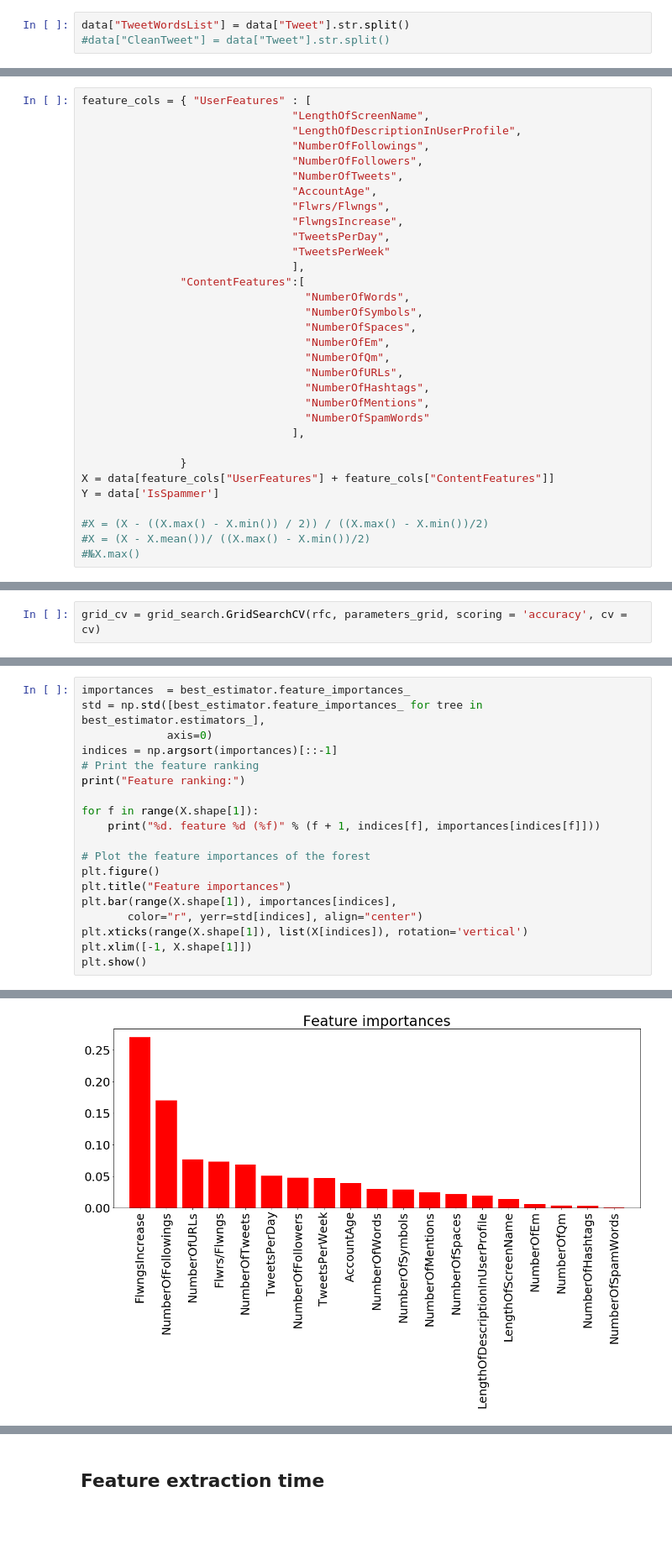
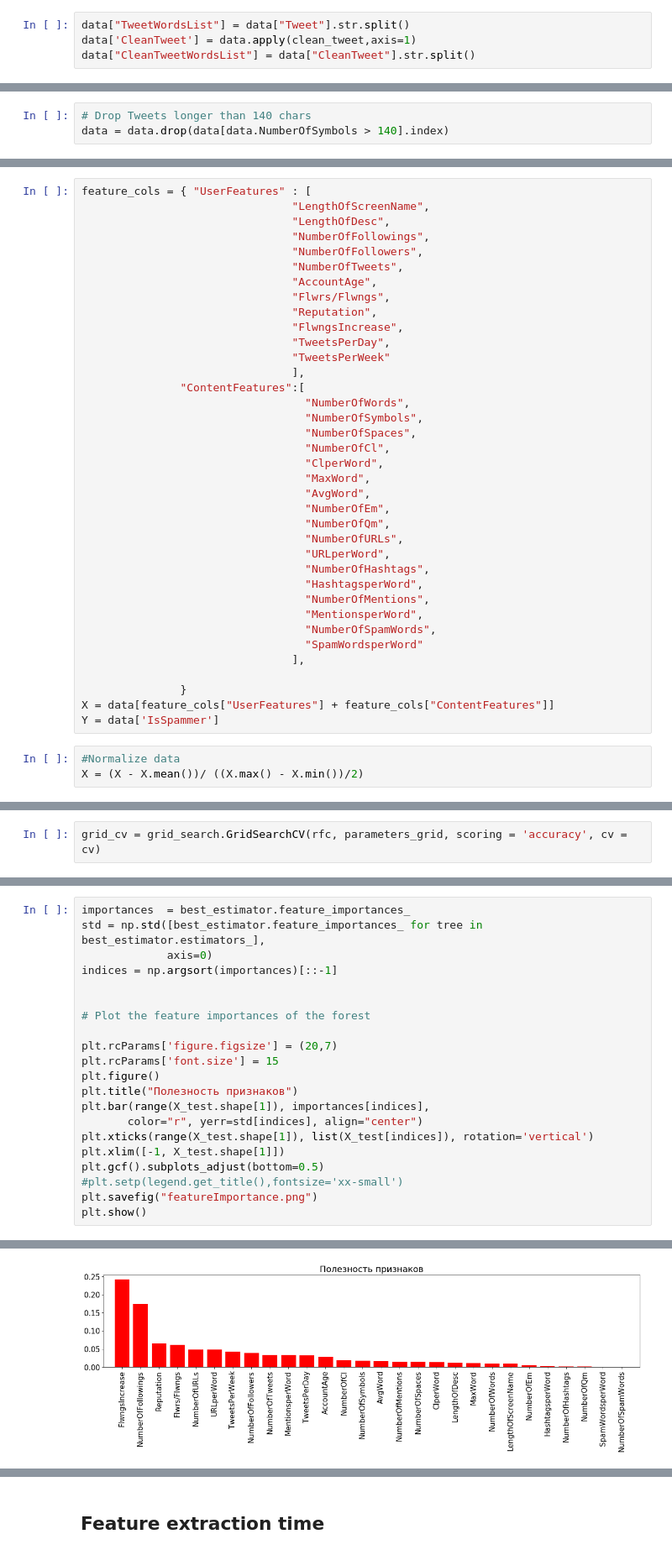
Before and after one commit to oy-vey/TwitterSpamClassifier, a Jupyter notebook: TwitterSocialHoneypot.ipynb, the cells around one changed output, grey strips where cells are left out. Shown: that part at 84% size. Cells and saved outputs as stored; diff of their text form; blank space fills up the shorter version.

```diff
--- a/TwitterSocialHoneypot.ipynb
+++ b/TwitterSocialHoneypot.ipynb
@@ -92,3 +166,4 @@ data.replace(np.inf, data["NumberOfTweets"], inplace = True)
 # %%
 data["TweetWordsList"] = data["Tweet"].str.split()
-#data["CleanTweet"] = data["Tweet"].str.split()
+data['CleanTweet'] = data.apply(clean_tweet,axis=1)
+data["CleanTweetWordsList"] = data["CleanTweet"].str.split()
@@ -164,3 +217,6 @@ data[["Tweet","NumberOfWords"]]
+# %%
+# Drop Tweets longer than 140 chars
+data = data.drop(data[data.NumberOfSymbols > 140].index)
 # %%
 plt.rcParams['figure.figsize'] = (20,7)
 plt.rcParams['font.size'] = 25
@@ -179,12 +235,13 @@ plt.show()
 # %%
 feature_cols = { "UserFeatures" : [
                                 "LengthOfScreenName",
-                                "LengthOfDescriptionInUserProfile",
+                                "LengthOfDesc",
                                 "NumberOfFollowings",
                                 "NumberOfFollowers",
                                 "NumberOfTweets",
                                 "AccountAge",
                                 "Flwrs/Flwngs",
+                                "Reputation",
                                 "FlwngsIncrease",
                                 "TweetsPerDay",
                                 "TweetsPerWeek"
@@ -193,21 +250,28 @@ feature_cols = { "UserFeatures" : [
                                   "NumberOfWords",
                                   "NumberOfSymbols",
                                   "NumberOfSpaces",
+                                  "NumberOfCl",
+                                  "ClperWord",
+                                  "MaxWord",
+                                  "AvgWord",
                                   "NumberOfEm",
                                   "NumberOfQm",
                                   "NumberOfURLs",
+                                  "URLperWord",
                                   "NumberOfHashtags",
+                                  "HashtagsperWord",
                                   "NumberOfMentions",
-                                  "NumberOfSpamWords"
+                                  "MentionsperWord",
+                                  "NumberOfSpamWords",
+                                  "SpamWordsperWord"
                                 ],
 
                }
 X = data[feature_cols["UserFeatures"] + feature_cols["ContentFeatures"]]
 Y = data['IsSpammer']
-
-#X = (X - ((X.max() - X.min()) / 2)) / ((X.max() - X.min())/2)
-#X = (X - X.mean())/ ((X.max() - X.min())/2)
-#№X.max()
+# %%
+#Normalize data
+X = (X - X.mean())/ ((X.max() - X.min())/2)
 # %%
 X_train, X_test, Y_train, Y_test = cross_validation.train_test_split(X, Y, train_size=0.4, random_state = 0)
 # %%
@@ -516,18 +591,20 @@ importances  = best_estimator.feature_importances_
 std = np.std([best_estimator.feature_importances_ for tree in best_estimator.estimators_],
              axis=0)
 indices = np.argsort(importances)[::-1]
-# Print the feature ranking
-print("Feature ranking:")
 
-for f in range(X.shape[1]):
-    print("%d. feature %d (%f)" % (f + 1, indices[f], importances[indices[f]]))
 
 # Plot the feature importances of the forest
+
+plt.rcParams['figure.figsize'] = (20,7)
+plt.rcParams['font.size'] = 15
 plt.figure()
-plt.title("Feature importances")
-plt.bar(range(X.shape[1]), importances[indices],
+plt.title("Полезность признаков")
+plt.bar(range(X_test.shape[1]), importances[indices],
        color="r", yerr=std[indices], align="center")
-plt.xticks(range(X.shape[1]), list(X[indices]), rotation='vertical')
-plt.xlim([-1, X.shape[1]])
+plt.xticks(range(X_test.shape[1]), list(X_test[indices]), rotation='vertical')
+plt.xlim([-1, X_test.shape[1]])
+plt.gcf().subplots_adjust(bottom=0.5)
+#plt.setp(legend.get_title(),fontsize='xx-small')
+plt.savefig("featureImportance.png")
 plt.show()
 # %% [output]
@@ -554 +611 @@ Feature ranking:
-[figure, old version]
+[figure, new version]
```
Also changed, not shown: parts of 77 cells of this notebook.
